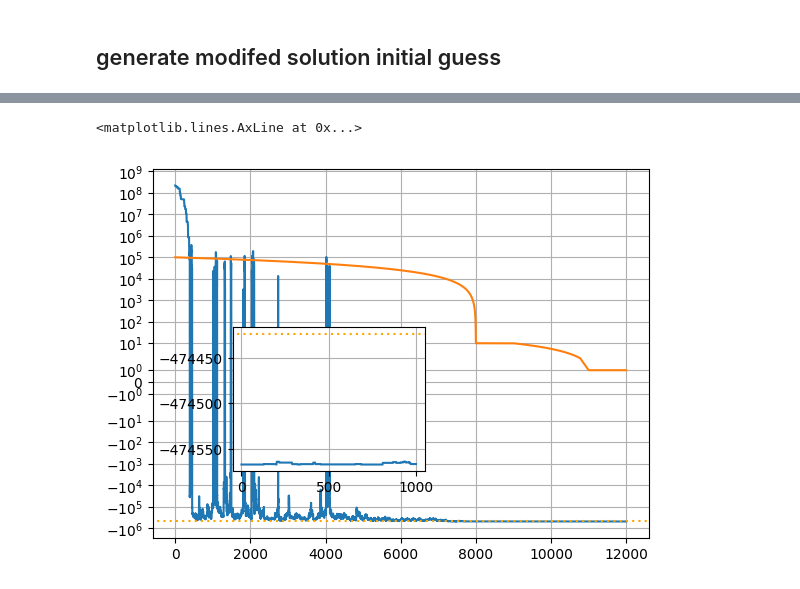
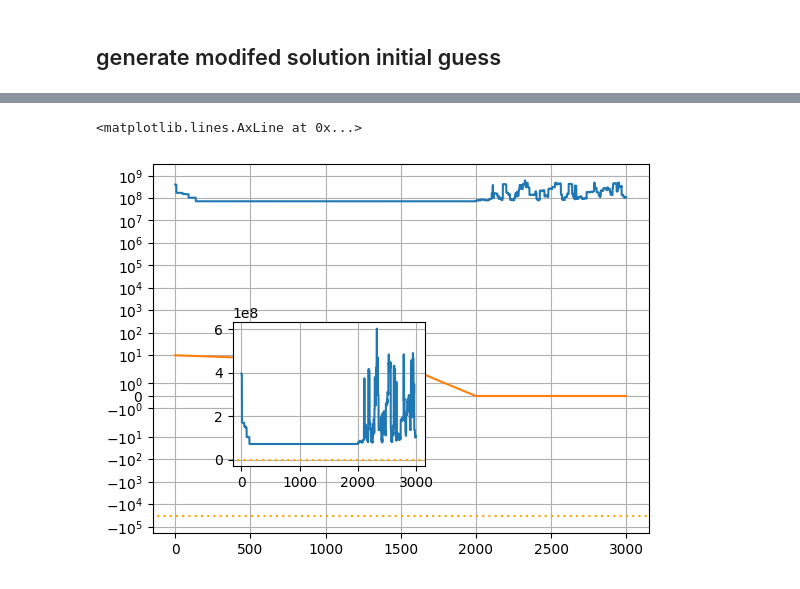
Before and after one commit to QuantumApplicationLab/wntr-quantum, a Jupyter notebook: docs/notebooks/qubo_poly_solver_2loops_dw.ipynb, the cells around one changed output, grey strips where cells are left out. Drawn from its saved outputs; the diff is of its cells as text; code cells hidden in the pictures.

Commit message:
sampler

```diff
--- a/docs/notebooks/qubo_poly_solver_2loops_dw.ipynb
+++ b/docs/notebooks/qubo_poly_solver_2loops_dw.ipynb
@@ -45,13 +45,13 @@ from wntr_quantum.sim.solvers.qubo_polynomial_solver import QuboPolynomialSolver
 from qubops.solution_vector import SolutionVector_V2 as SolutionVector
 from qubops.encodings import  RangedEfficientEncoding, PositiveQbitEncoding
 
-nqbit = 7
+nqbit = 9
 step = (15/(2**nqbit-1))
 flow_encoding = PositiveQbitEncoding(nqbit=nqbit, step=step, offset=+0.0, var_base_name="q")
 
-nqbit = 7
-step = (1000/(2**nqbit-1))
-head_encoding = PositiveQbitEncoding(nqbit=nqbit, step=step, offset=+0.0, var_base_name="h")
+nqbit = 9
+step = (500/(2**nqbit-1))
+head_encoding = PositiveQbitEncoding(nqbit=nqbit, step=step, offset=+500.0, var_base_name="h")
 
 net = QuboPolynomialSolver(wn, flow_encoding=flow_encoding,
               head_encoding=head_encoding)
@@ -106,8 +106,8 @@ from wntr_quantum.sampler.step.full_random import ParallelIncrementalStep
 
 var_names = sorted(net.qubo.qubo_dict.variables)
 net.qubo.create_variables_mapping()
-# mystep = RandomStep(var_names, net.qubo.mapped_variables, net.qubo.index_variables)
-mystep = IncrementalStep(var_names, net.qubo.mapped_variables, net.qubo.index_variables, step_size=10)
+mystep = RandomStep(var_names, net.qubo.mapped_variables, net.qubo.index_variables)
+# mystep = IncrementalStep(var_names, net.qubo.mapped_variables, net.qubo.index_variables, step_size=10)
 # mystep = ParallelIncrementalStep(var_names, net.qubo.mapped_variables, net.qubo.index_variables, step_size=100)
 # %% [markdown]
 # generate random initial guess
@@ -177,2 +147,14 @@ mystep.verify_quadratic_constraints(res.res)
 # %%
 eref = net.qubo.energy_binary_rep(bin_rep_sol)
+# %%
+num_sweeps = 8000
+Tinit = 1E6
+Tfinal = 1E1
+Tschedule = np.linspace(Tinit, Tfinal, num_sweeps)
+Tschedule = np.append(Tschedule, Tfinal*np.ones(2000))
+
+num_sweeps = 8000
+Tinit = 1E1
+Tfinal = 0
+Tschedule = np.append(Tschedule, np.linspace(Tinit, Tfinal, num_sweeps))
+Tschedule = np.append(Tschedule, Tfinal*np.ones(2000))
@@ -179,24 +191,35 @@ eref = net.qubo.energy_binary_rep(bin_rep_sol)
+# %%
+num_sweeps = 2000
+Tinit = 1E1
+Tfinal = 0
+Tschedule = np.linspace(Tinit, Tfinal, num_sweeps)
+Tschedule = np.append(Tschedule, Tfinal*np.ones(1000))
+
+
+mystep.optimize_values = np.arange(16)
+res = sampler.sample(net.qubo.qubo_dict, x0=res.res, Tschedule=Tschedule, take_step=mystep, save_traj=True)
+mystep.verify_quadratic_constraints(res.res)
 # %%
 import matplotlib.pyplot as plt
 eplt = res.energies
 
 fig, ax1 = plt.subplots()
 
 left, bottom, width, height = [0.25, 0.25, 0.3, 0.3]
 
 ax1.plot(eplt)
 ax1.plot(Tschedule)
 ax1.axline((0, eref[0]), slope=0, color="orange", linestyle=(1, (1, 2)))
 # plt.ylim([-1E5, -1E4])
 # plt.xlim([9000,11000])
 ax1.grid()
 ax1.set_yscale('symlog')
 
 ax2 = fig.add_axes([left, bottom, width, height])
-ax2.plot(eplt[-1000:])
+ax2.plot(eplt)
 ax2.grid()
 ax2.axline((0, eref[0]), slope=0, color="orange", linestyle=(1, (1, 2)))
 # ax2.set_yscale('symlog')
 # %% [output]
 <matplotlib.lines.AxLine at 0x...>
-[figure, old version]
+[figure, new version]
```
Also changed, not shown: parts of 31 cells of this notebook, 4 other files.
